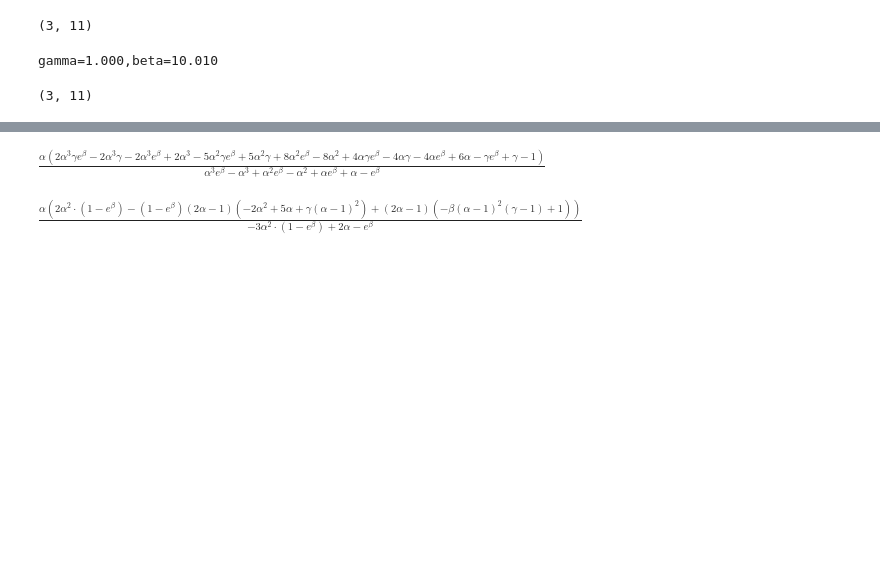
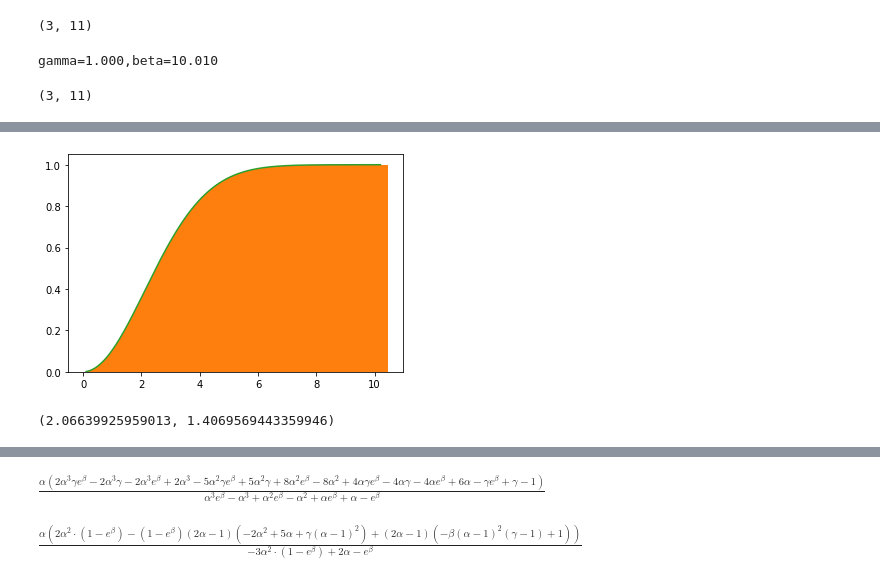
Before and after one commit to michaelneuder/opportunistic-mining, a Jupyter notebook: august2.ipynb, the cells around one changed output, grey strips where cells are left out. Saved outputs shown, nothing was run; the diff lists cells and outputs as text; code cells hidden in the pictures; blank space fills up the shorter version.

```diff
--- a/august2.ipynb
+++ b/august2.ipynb
@@ -432,0 +476,18 @@ plt.show()
+# %%
+scale   = 3
+sample1 = np.random.rayleigh(scale=scale/np.sqrt(2), size=100000)
+sample2 = scale*np.random.exponential(scale=1, size=100000)**(1/2)
+betas   = np.arange(0.1, 10.2, 0.001)
+theo    = (1-np.exp(-((betas**2)/(2*((scale/np.sqrt(2))**2)))))
+# %%
+plt.hist(sample1, bins=1000, cumulative=True, density=True)
+plt.hist(sample2, bins=1000, cumulative=True, density=True)
+plt.plot(betas, theo)
+plt.show()
+# %% [output]
+[figure, added]
+# %%
+# X + \sqrt(X)
+np.random.rayleigh(), np.random.exponential()**(1/2)
+# %% [output]
+(2.06639925959013, 1.4069569443359946)
```
Also changed, not shown: parts of 13 cells of this notebook, 1 other file.
